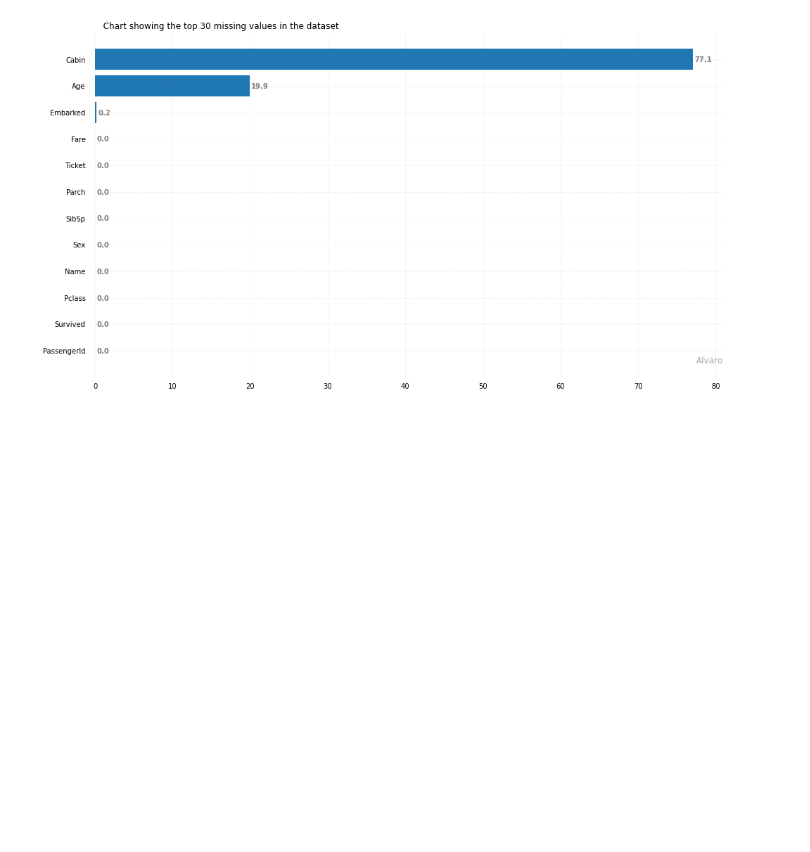
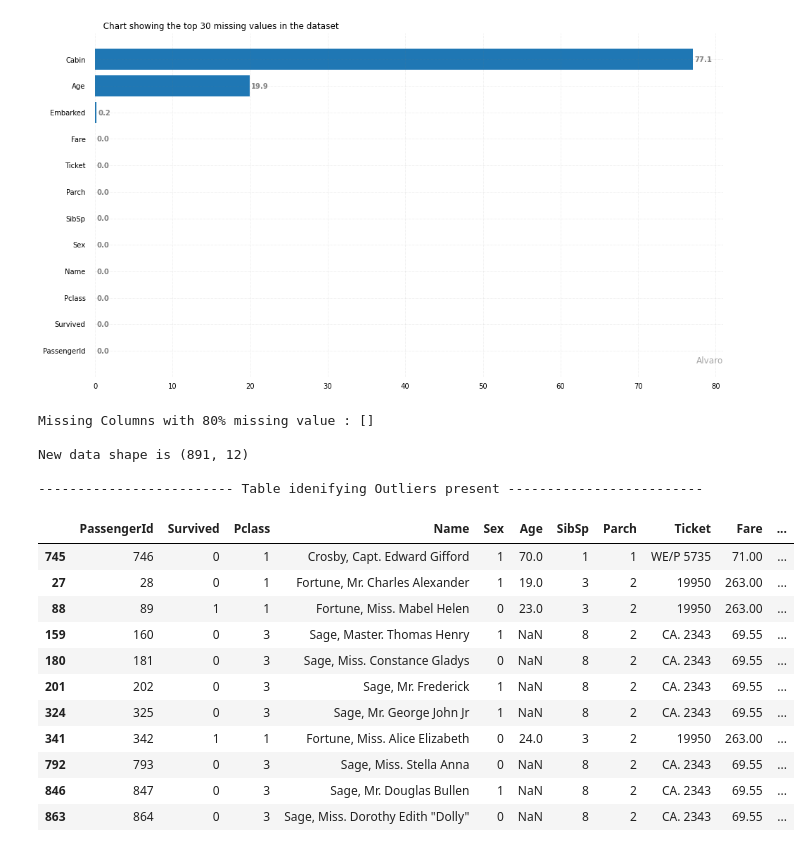
Before and after one commit to AdesholaAfolabi/slik_python_package, a Jupyter notebook: examples/titanic.ipynb, the cells around one changed output. Saved outputs shown, nothing was run; the diff lists cells and outputs as text; code cells hidden in the pictures; blank space fills up the shorter version.

```diff
--- a/examples/titanic.ipynb
+++ b/examples/titanic.ipynb
@@ -45,3 +30,24 @@ df = pp.check_nan(data,plot=True)
 # %% [output]
 ------------------------- Count and Percentage of missing value -------------------------
 [figure]
+# %%
+data = pp.handle_nan(dataframe=train,target_name='Survived',strategy='mode',fillna='missing',
+                     drop_outliers=True,thresh_x=75,thresh_y=80)
+# %% [output]
+Missing Columns with 80% missing value : []
+
+New data shape is (891, 12)
+
+------------------------- Table idenifying Outliers present -------------------------
+|  | PassengerId | Survived | Pclass | Name | Sex | Age | SibSp | Parch | Ticket | Fare | ... |
+| 745 | 746 | 0 | 1 | Crosby, Capt. Edward Gifford | 1 | 70.0 | 1 | 1 | WE/P 5735 | 71.00 | ... |
+| 27 | 28 | 0 | 1 | Fortune, Mr. Charles Alexander | 1 | 19.0 | 3 | 2 | 19950 | 263.00 | ... |
+| 88 | 89 | 1 | 1 | Fortune, Miss. Mabel Helen | 0 | 23.0 | 3 | 2 | 19950 | 263.00 | ... |
+| 159 | 160 | 0 | 3 | Sage, Master. Thomas Henry | 1 | NaN | 8 | 2 | CA. 2343 | 69.55 | ... |
+| 180 | 181 | 0 | 3 | Sage, Miss. Constance Gladys | 0 | NaN | 8 | 2 | CA. 2343 | 69.55 | ... |
+| 201 | 202 | 0 | 3 | Sage, Mr. Frederick | 1 | NaN | 8 | 2 | CA. 2343 | 69.55 | ... |
+| 324 | 325 | 0 | 3 | Sage, Mr. George John Jr | 1 | NaN | 8 | 2 | CA. 2343 | 69.55 | ... |
+| 341 | 342 | 1 | 1 | Fortune, Miss. Alice Elizabeth | 0 | 24.0 | 3 | 2 | 19950 | 263.00 | ... |
+| 792 | 793 | 0 | 3 | Sage, Miss. Stella Anna | 0 | NaN | 8 | 2 | CA. 2343 | 69.55 | ... |
+| 846 | 847 | 0 | 3 | Sage, Mr. Douglas Bullen | 1 | NaN | 8 | 2 | CA. 2343 | 69.55 | ... |
+| 863 | 864 | 0 | 3 | Sage, Miss. Dorothy Edith "Dolly" | 0 | NaN | 8 | 2 | CA. 2343 | 69.55 | ... |
```
Also changed, not shown: parts of 4 cells of this notebook, 1 other file.
